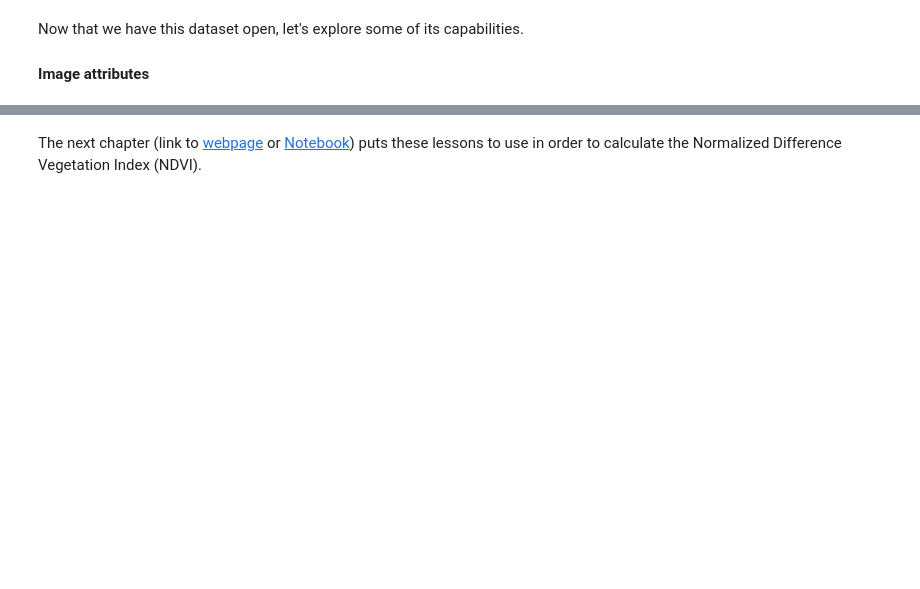
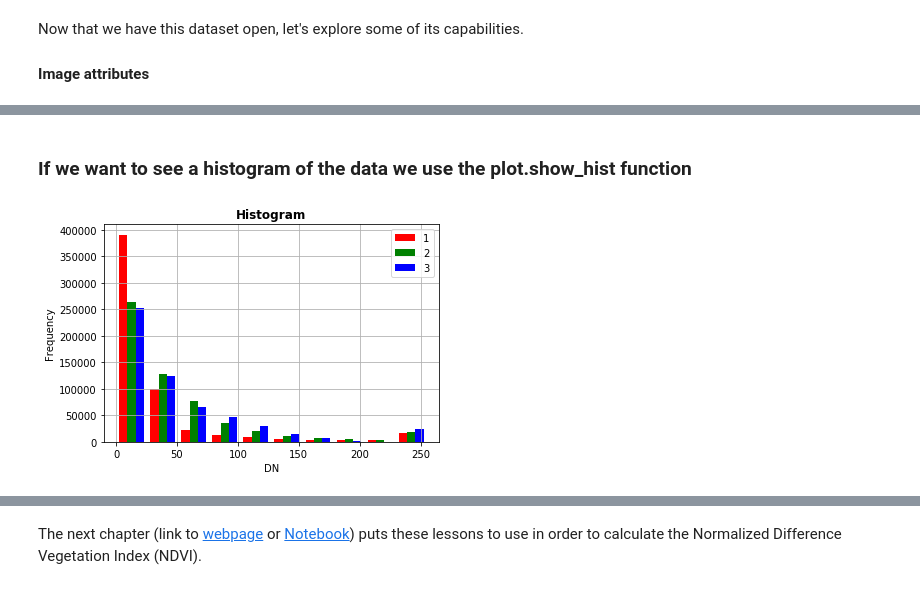
Before and after one commit to ceholden/open-geo-tutorial, a Jupyter notebook: Python/chapters/chapter_1_GDALDataset.ipynb, the cells around one changed output, grey strips where cells are left out. Saved outputs shown, nothing was run; the diff lists cells and outputs as text; code cells hidden in the pictures; blank space fills up the shorter version.

```diff
--- a/Python/chapters/chapter_1_GDALDataset.ipynb
+++ b/Python/chapters/chapter_1_GDALDataset.ipynb
@@ -245,0 +238,7 @@ image_correct = None
+# %% [markdown]
+### If we want to see a histogram of the data we use the plot.show_hist function
+# %%
+%matplotlib inline
+plot.show_hist(dataset)
+# %% [output]
+[figure, added]
```
Also changed, not shown: parts of 43 cells of this notebook, 28 other files.
